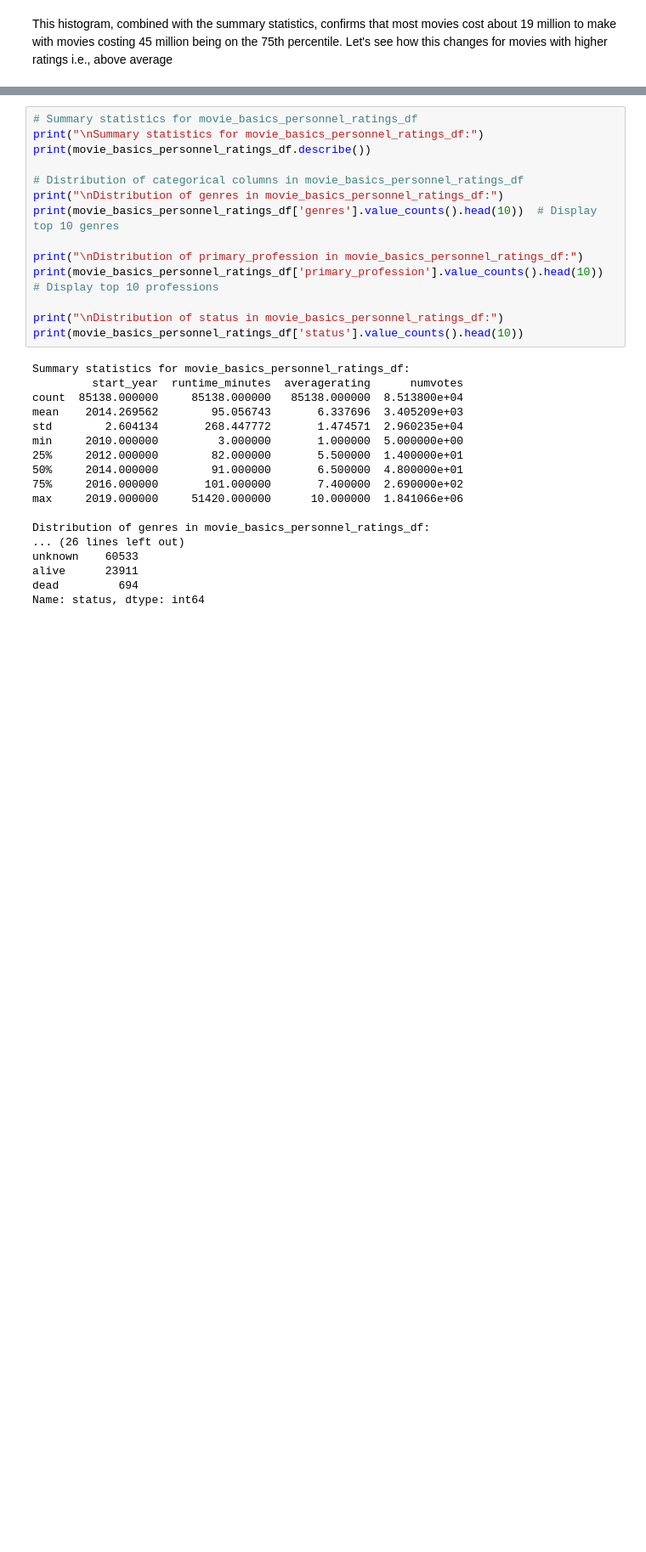
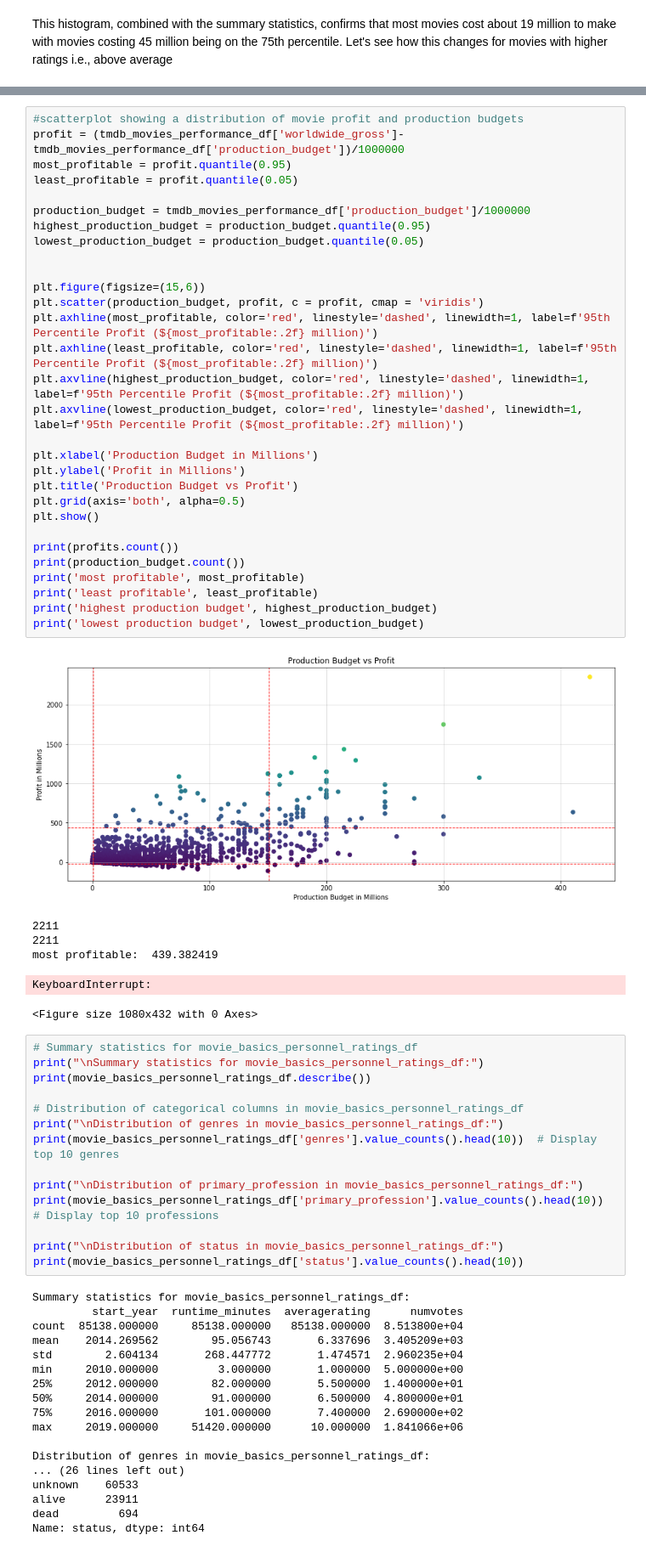
Before and after one commit to MMJGGR/Phase_1_Project, a Jupyter notebook: index.ipynb, the cells around one changed output, grey strips where cells are left out. Shown at 85% size. Saved outputs shown, nothing was run; the diff lists cells and outputs as text; blank space fills up the shorter version.

```diff
--- a/index.ipynb
+++ b/index.ipynb
@@ -783,3 +809,40 @@ print(production_budget.count())
+# %%
+#scatterplot showing a distribution of movie profit and production budgets
+profit = (tmdb_movies_performance_df['worldwide_gross']-tmdb_movies_performance_df['production_budget'])/1000000
+most_profitable = profit.quantile(0.95)
+least_profitable = profit.quantile(0.05)
+
+production_budget = tmdb_movies_performance_df['production_budget']/1000000
+highest_production_budget = production_budget.quantile(0.95)
+lowest_production_budget = production_budget.quantile(0.05)
+
+
+plt.figure(figsize=(15,6))
+plt.scatter(production_budget, profit, c = profit, cmap = 'viridis')
+plt.axhline(most_profitable, color='red', linestyle='dashed', linewidth=1, label=f'95th Percentile Profit (${most_profitable:.2f} million)')
+plt.axhline(least_profitable, color='red', linestyle='dashed', linewidth=1, label=f'95th Percentile Profit (${most_profitable:.2f} million)')
+plt.axvline(highest_production_budget, color='red', linestyle='dashed', linewidth=1, label=f'95th Percentile Profit (${most_profitable:.2f} million)')
+plt.axvline(lowest_production_budget, color='red', linestyle='dashed', linewidth=1, label=f'95th Percentile Profit (${most_profitable:.2f} million)')
+
+plt.xlabel('Production Budget in Millions')
+plt.ylabel('Profit in Millions')
+plt.title('Production Budget vs Profit')
+plt.grid(axis='both', alpha=0.5)
+plt.show()
+
+print(profits.count())
+print(production_budget.count())
+print('most profitable', most_profitable)
+print('least profitable', least_profitable)
+print('highest production budget', highest_production_budget)
+print('lowest production budget', lowest_production_budget)
+# %% [output]
+[figure, added]
+2211
+2211
+most profitable:  439.382419
+KeyboardInterrupt:
+<Figure size 1080x432 with 0 Axes>
 # %%
 # Summary statistics for movie_basics_personnel_ratings_df
 print("\nSummary statistics for movie_basics_personnel_ratings_df:")
```
Also changed, not shown: parts of 14 cells of this notebook.
